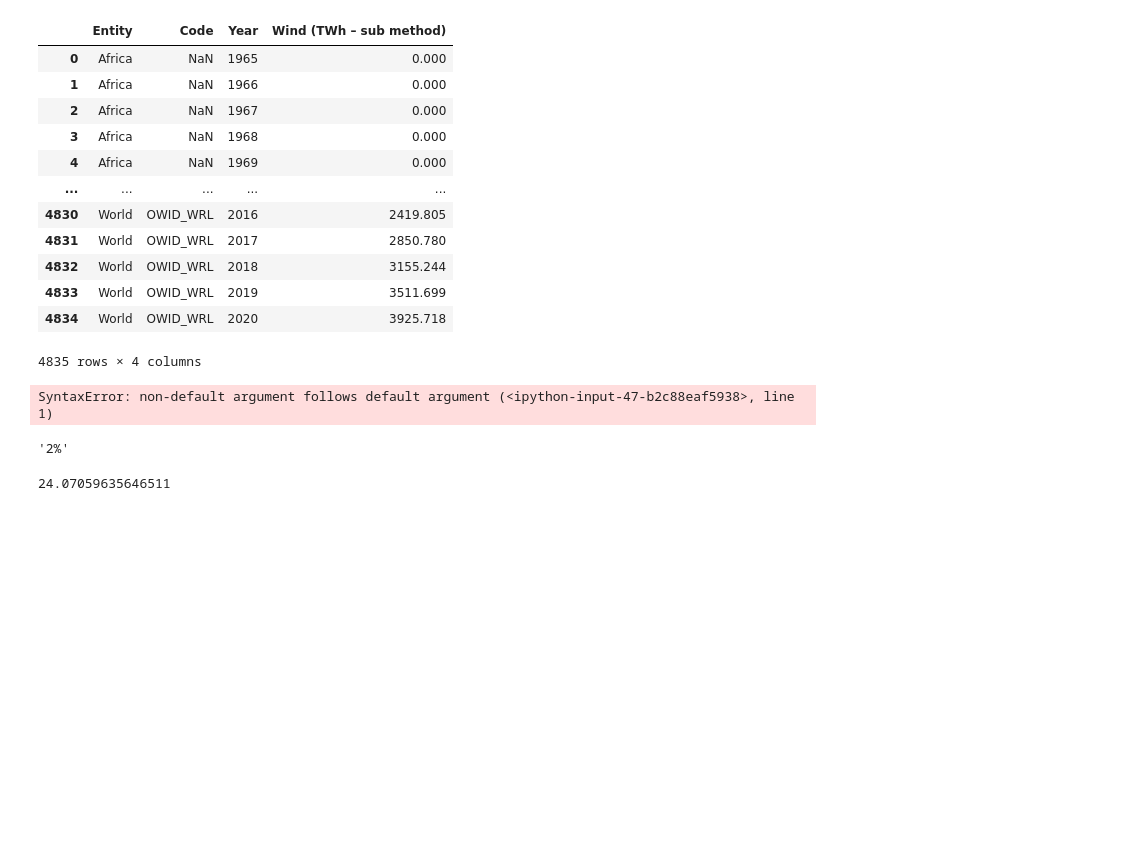
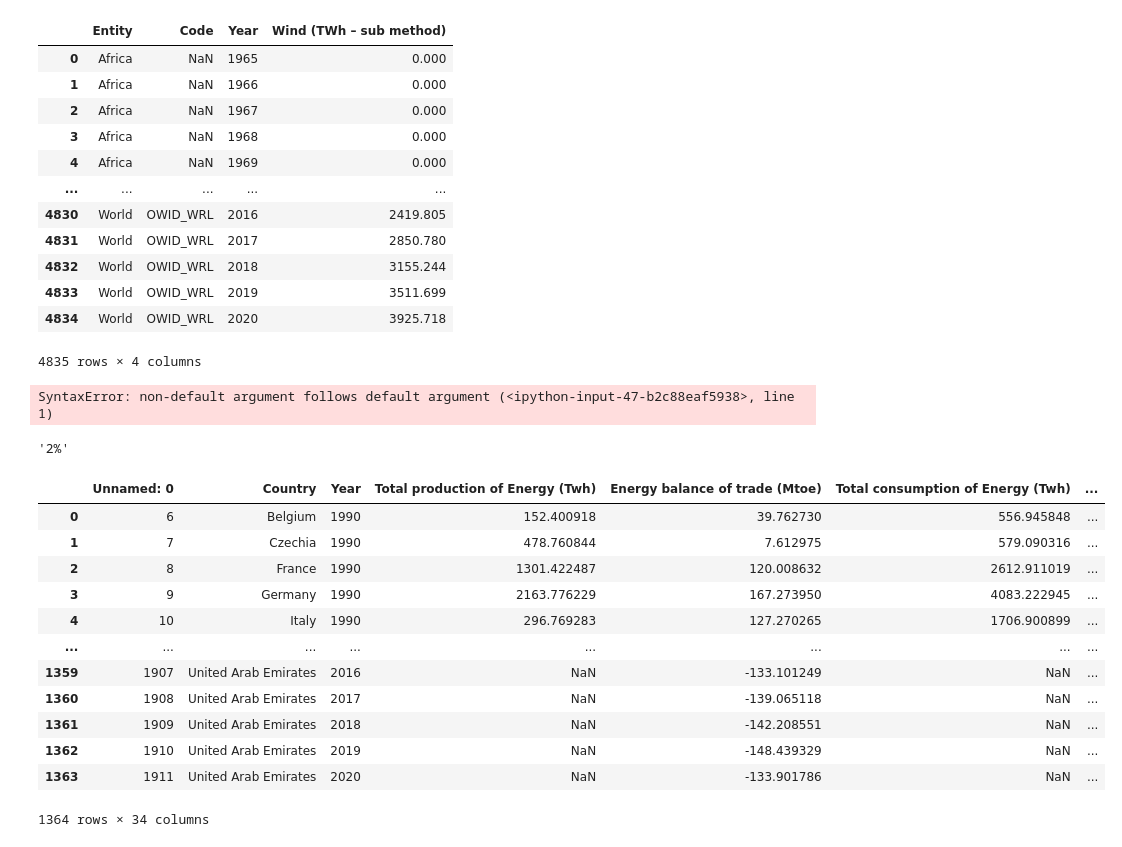
Before and after one commit to MarianMash/Data-Visualization, a Jupyter notebook: test.ipynb, the cells around one changed output. Drawn from its saved outputs; the diff is of its cells as text; code cells hidden in the pictures; blank space fills up the shorter version.

```diff
--- a/test.ipynb
+++ b/test.ipynb
@@ -750,7 +750,3 @@ df_cop[df_cop.Year == 2020]
 share_solar
 # %% [output]
 '2%'
-# %%
-df["Share of renewables in electricity production (%)"].sum()/len(df["Share of renewables in electricity production (%)"])
-# %% [output]
-24.07059635646511
@@ -758,0 +755,16 @@ df["Share of renewables in electricity production (%)"].sum()/len(df["Share of r
+# %%
+a_df
+# %% [output]
+|  | Unnamed: 0 | Country | Year | Total production of Energy (Twh) | Energy balance of trade (Mtoe) | Total consumption of Energy (Twh) | ... |
+| 0 | 6 | Belgium | 1990 | 152.400918 | 39.762730 | 556.945848 | ... |
+| 1 | 7 | Czechia | 1990 | 478.760844 | 7.612975 | 579.090316 | ... |
+| 2 | 8 | France | 1990 | 1301.422487 | 120.008632 | 2612.911019 | ... |
+| 3 | 9 | Germany | 1990 | 2163.776229 | 167.273950 | 4083.222945 | ... |
+| 4 | 10 | Italy | 1990 | 296.769283 | 127.270265 | 1706.900899 | ... |
+| ... | ... | ... | ... | ... | ... | ... | ... |
+| 1359 | 1907 | United Arab Emirates | 2016 | NaN | -133.101249 | NaN | ... |
+| 1360 | 1908 | United Arab Emirates | 2017 | NaN | -139.065118 | NaN | ... |
+| 1361 | 1909 | United Arab Emirates | 2018 | NaN | -142.208551 | NaN | ... |
+| 1362 | 1910 | United Arab Emirates | 2019 | NaN | -148.439329 | NaN | ... |
+| 1363 | 1911 | United Arab Emirates | 2020 | NaN | -133.901786 | NaN | ... |
+1364 rows × 34 columns
```
Also changed, not shown: parts of 2 cells of this notebook, 25 other files.
